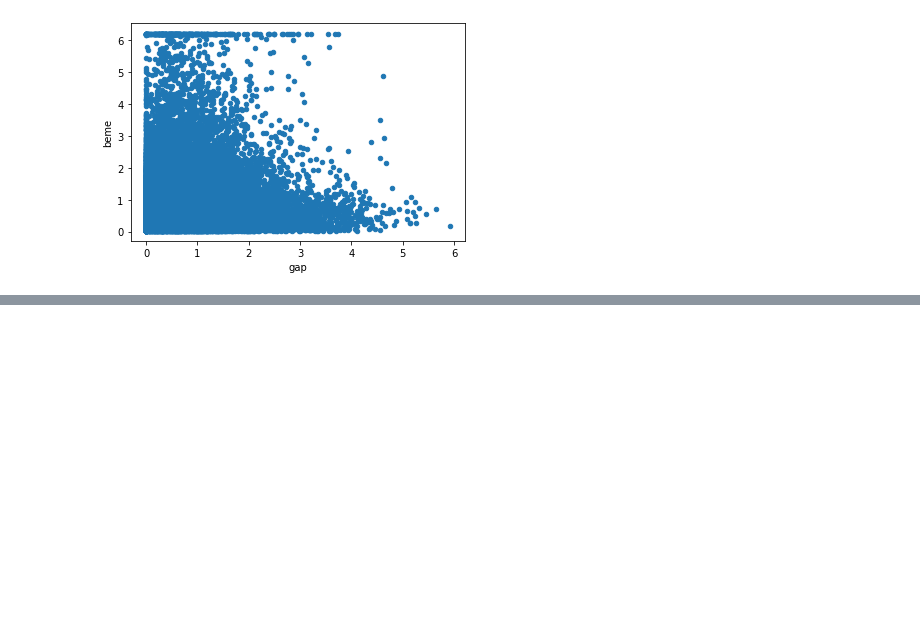
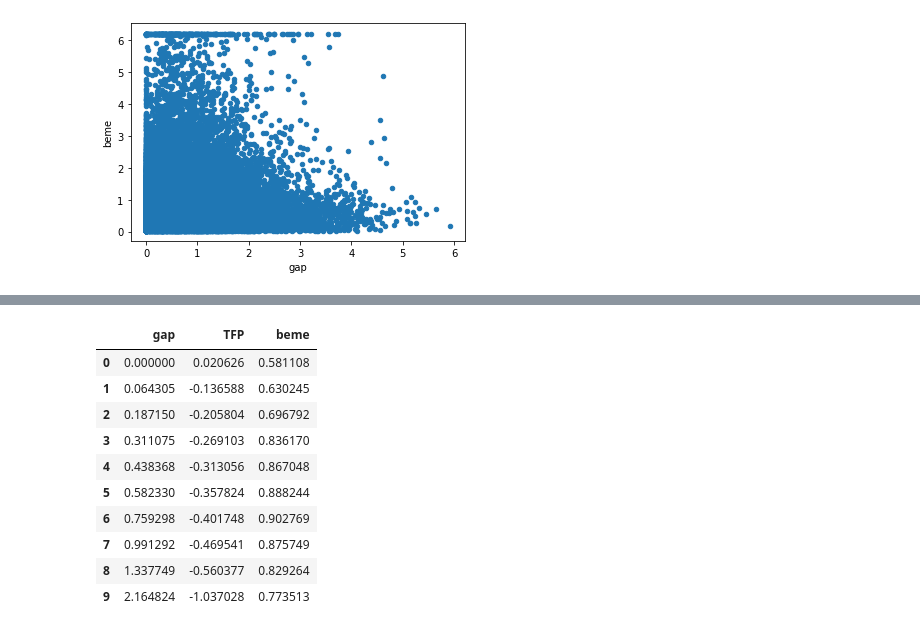
Before and after one commit to pakshingho/ProductivityReturns, a Jupyter notebook: codes/TFP EDA.ipynb, the cells around one changed output, grey strips where cells are left out. Saved outputs shown, nothing was run; the diff lists cells and outputs as text; code cells hidden in the pictures; blank space fills up the shorter version.

```diff
--- a/codes/TFP EDA.ipynb
+++ b/codes/TFP EDA.ipynb
@@ -306,0 +358,2 @@ Included effects: Entity, Time
+# %%
+dec_dict=df.gap.quantile([0, 0.1, 0.2, 0.3, 0.4, 0.5, 0.6, 0.7, 0.8, 0.9, 1]).to_dict()
@@ -306,0 +420,24 @@ Included effects: Entity, Time
+# %%
+var_list=['gap','TFP','beme']
+overall_sort_dict={}
+overall_sort_gap=[]
+overall_sort_TFP=[]
+overall_sort_beme=[]
+#for decile in list(dec_dict.keys())[1::]:
+for i in range(0,10):
+    decile = list(dec_dict.keys())[1::][i]
+    if i == 0:
+        print('decile = 0.1')
+        overall_sort_gap.append(df.loc[(df.gap >=dec_dict[0]) & (df.gap <= dec_dict[decile]),var_list].mean()['gap'])
+        overall_sort_TFP.append(df.loc[(df.gap >=dec_dict[0]) & (df.gap <= dec_dict[decile]),var_list].mean()['TFP'])
+        overall_sort_beme.append(df.loc[(df.gap >=dec_dict[0]) & (df.gap <= dec_dict[decile]),var_list].mean()['beme'])
+    else:
+        print(decile)
+        decile0 = list(dec_dict.keys())[1::][i-1]
+        overall_sort_gap.append(df.loc[(df.gap >dec_dict[decile0]) & (df.gap <= dec_dict[decile]),var_list].mean()['gap'])
+        overall_sort_TFP.append(df.loc[(df.gap >dec_dict[decile0]) & (df.gap <= dec_dict[decile]),var_list].mean()['TFP'])
+        overall_sort_beme.append(df.loc[(df.gap >dec_dict[decile0]) & (df.gap <= dec_dict[decile]),var_list].mean()['beme'])
+
+overall_sort_dict['gap']=overall_sort_gap
+overall_sort_dict['TFP']=overall_sort_TFP
+overall_sort_dict['beme']=overall_sort_beme
@@ -306,0 +475,14 @@ Included effects: Entity, Time
+# %%
+pd.DataFrame(overall_sort_dict)
+# %% [output]
+|  | gap | TFP | beme |
+| 0 | 0.000000 | 0.020626 | 0.581108 |
+| 1 | 0.064305 | -0.136588 | 0.630245 |
+| 2 | 0.187150 | -0.205804 | 0.696792 |
+| 3 | 0.311075 | -0.269103 | 0.836170 |
+| 4 | 0.438368 | -0.313056 | 0.867048 |
+| 5 | 0.582330 | -0.357824 | 0.888244 |
+| 6 | 0.759298 | -0.401748 | 0.902769 |
+| 7 | 0.991292 | -0.469541 | 0.875749 |
+| 8 | 1.337749 | -0.560377 | 0.829264 |
+| 9 | 2.164824 | -1.037028 | 0.773513 |
```
Also changed, not shown: parts of 19 cells of this notebook.
